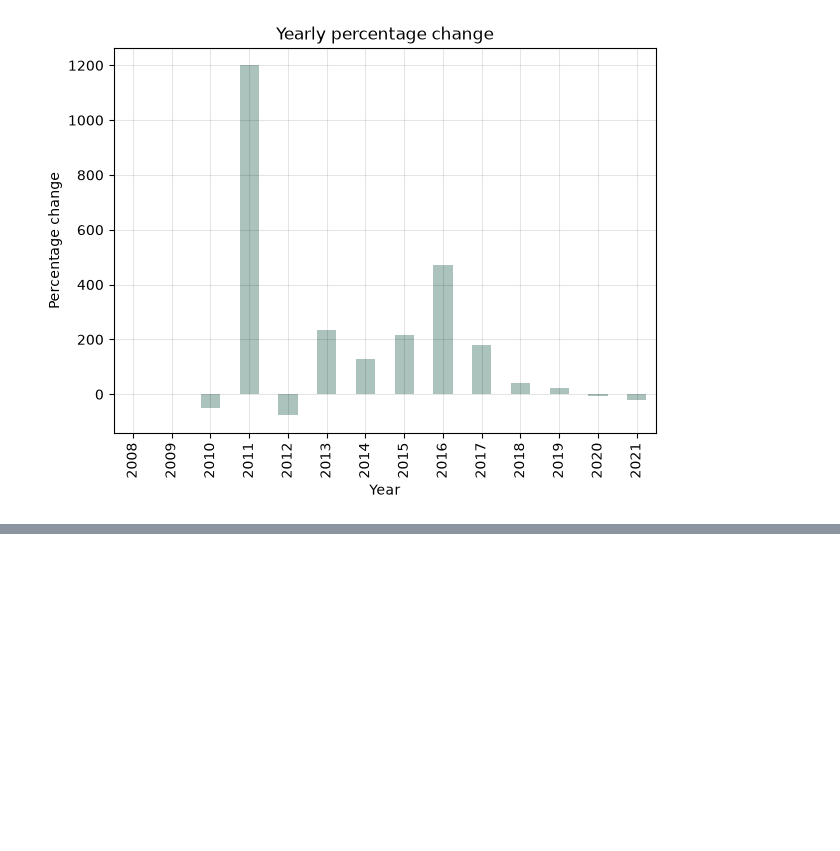
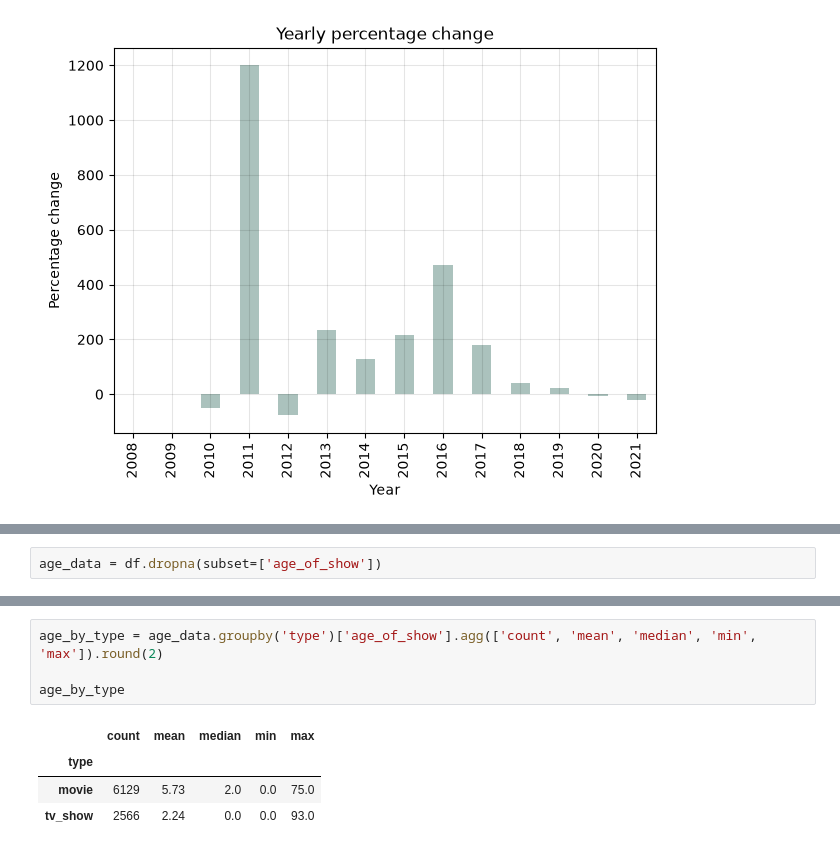
Before and after one commit to studzinskimilosz/exploratory-data-analysis, a Jupyter notebook: 01_netflix_catalog/notebook/netflix_catalogy_eda.ipynb, the cells around one changed output, grey strips where cells are left out. Saved outputs shown, nothing was run; the diff lists cells and outputs as text; blank space fills up the shorter version.

```diff
--- a/01_netflix_catalog/notebook/netflix_catalogy_eda.ipynb
+++ b/01_netflix_catalog/notebook/netflix_catalogy_eda.ipynb
@@ -144,0 +147,2 @@ The amount of content added to the Netflix platform grew at a very rapid pace ov
+# %%
+age_data = df.dropna(subset=['age_of_show'])
@@ -144,0 +171,9 @@ The amount of content added to the Netflix platform grew at a very rapid pace ov
+# %%
+age_by_type = age_data.groupby('type')['age_of_show'].agg(['count', 'mean', 'median', 'min', 'max']).round(2)
+
+age_by_type
+# %% [output]
+|  | count | mean | median | min | max |
+| type |  |  |  |  |  |
+| movie | 6129 | 5.73 | 2.0 | 0.0 | 75.0 |
+| tv_show | 2566 | 2.24 | 0.0 | 0.0 | 93.0 |
```
Also changed, not shown: parts of 4 cells of this notebook.
